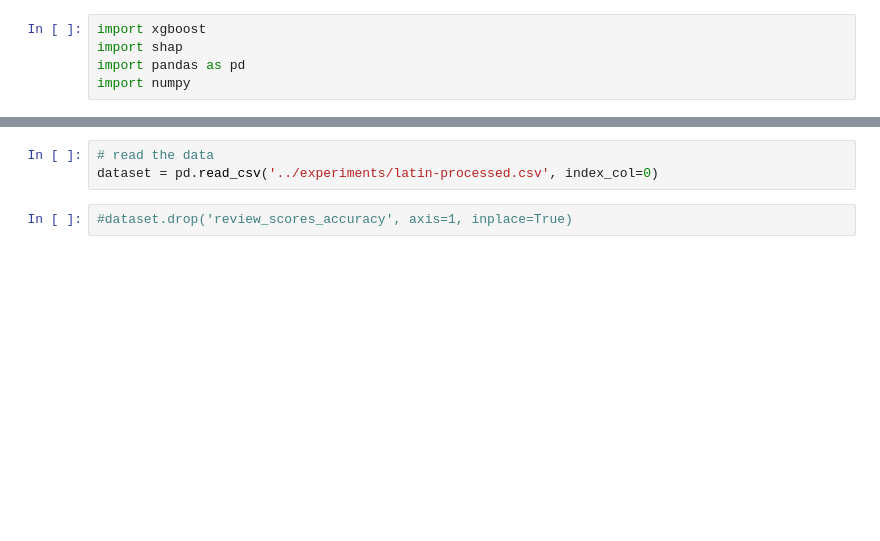
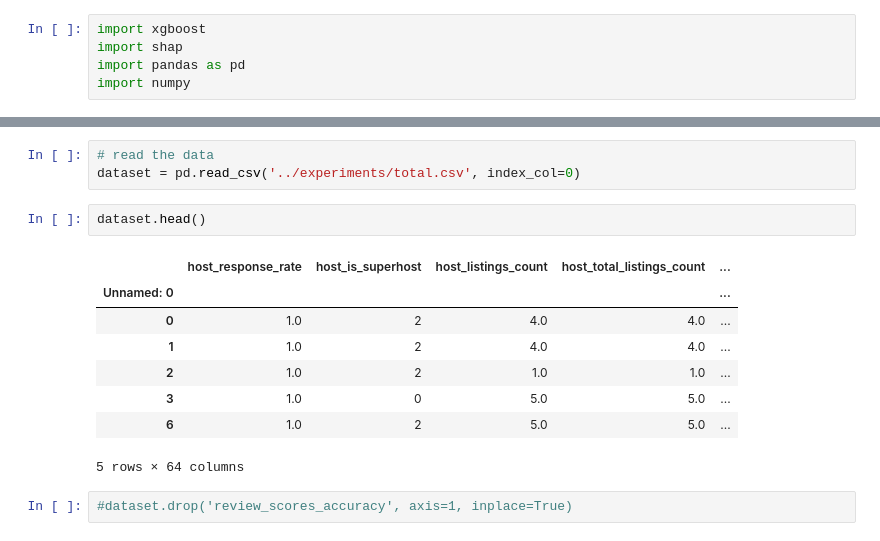
Before and after one commit to gesteves91/exp-airbnb, a Jupyter notebook: notebooks/04-shap.ipynb, the cells around one changed output, grey strips where cells are left out. Drawn from its saved outputs; the diff is of its cells as text; blank space fills up the shorter version.

```diff
--- a/notebooks/04-shap.ipynb
+++ b/notebooks/04-shap.ipynb
@@ -10,7 +10,18 @@ shap.initjs()
 [interactive output not drawn]
 # %%
 # read the data
-dataset = pd.read_csv('../experiments/latin-processed.csv', index_col=0)
+dataset = pd.read_csv('../experiments/total.csv', index_col=0)
+# %%
+dataset.head()
+# %% [output]
+|  | host_response_rate | host_is_superhost | host_listings_count | host_total_listings_count | ... |
+| Unnamed: 0 |  |  |  |  | ... |
+| 0 | 1.0 | 2 | 4.0 | 4.0 | ... |
+| 1 | 1.0 | 2 | 4.0 | 4.0 | ... |
+| 2 | 1.0 | 2 | 1.0 | 1.0 | ... |
+| 3 | 1.0 | 0 | 5.0 | 5.0 | ... |
+| 6 | 1.0 | 2 | 5.0 | 5.0 | ... |
+5 rows × 64 columns
 # %%
 #dataset.drop('review_scores_accuracy', axis=1, inplace=True)
 # %%
```
Also changed, not shown: parts of 3 cells of this notebook.
